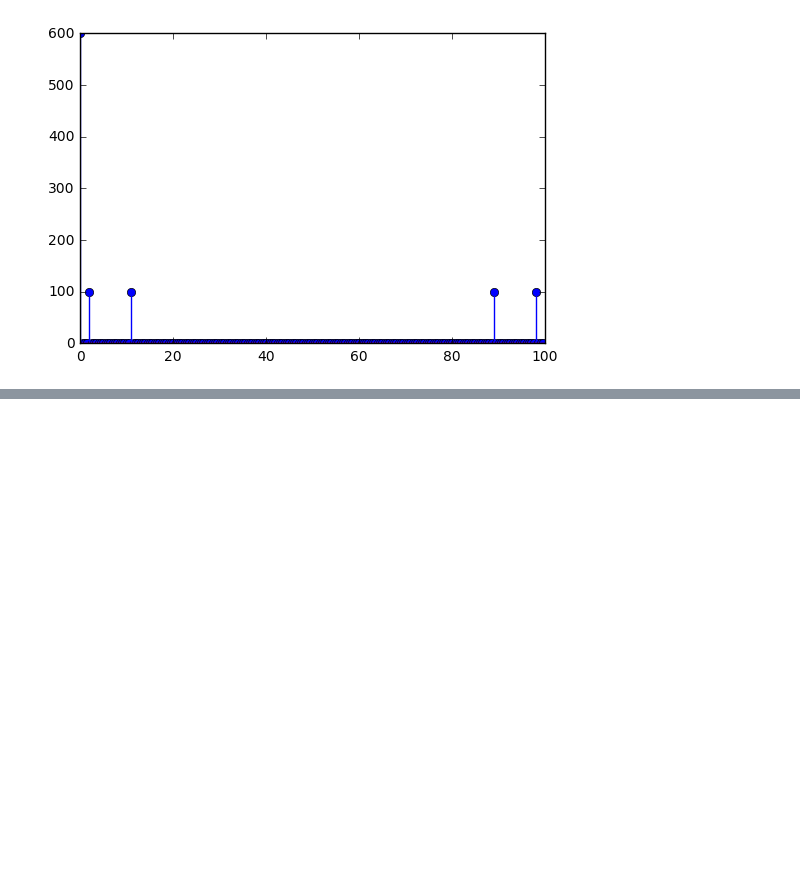
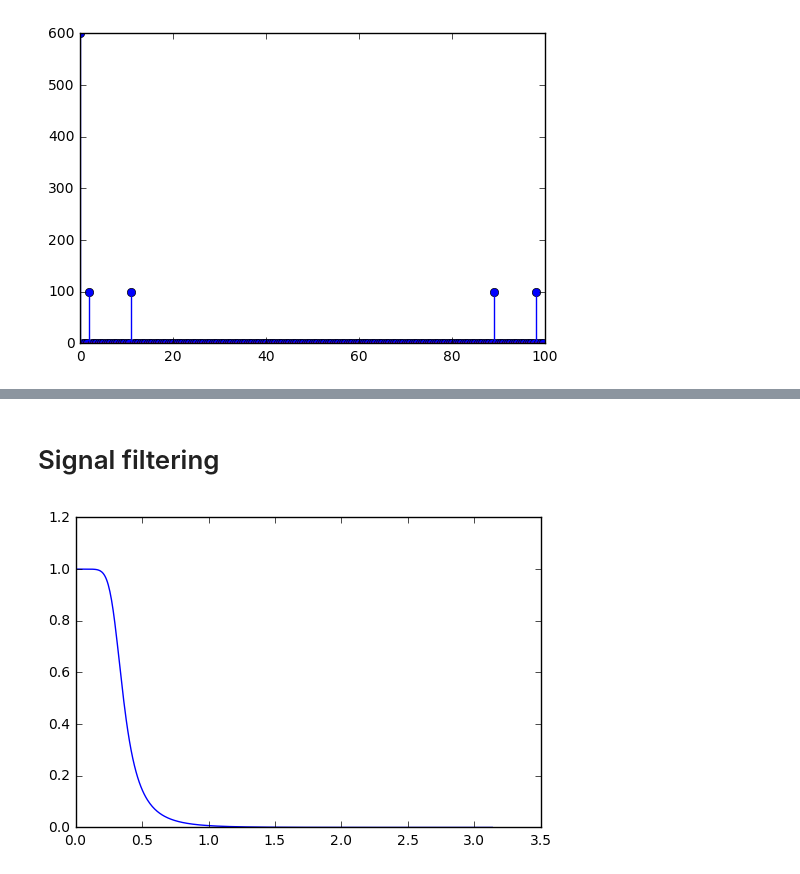
Before and after one commit to milorads/PythonBasics, a Jupyter notebook: Fourth Part.ipynb, the cells around one changed output, grey strips where cells are left out. Saved outputs shown, nothing was run; the diff lists cells and outputs as text; code cells hidden in the pictures; blank space fills up the shorter version.

Commit message:
Added filters

```diff
--- a/Fourth Part.ipynb
+++ b/Fourth Part.ipynb
@@ -49,0 +54,2 @@ plotter.stem(F[0:int(N/2)], sp.absolute(X1[0:int(N/2)]))
+# %% [markdown]
+# Signal filtering
@@ -49,0 +58,17 @@ plotter.stem(F[0:int(N/2)], sp.absolute(X1[0:int(N/2)]))
+# %%
+b,a  = signal.butter(4, 0.1)
+
+# The f0 value from the  fo = F0 / (Fs/2).
+# So if we want the limit of the filter at 5Hz, --> 5Hz / 50 Hz = 0.1
+# %%
+w,h = signal.freqz(b,a)
+
+plotter.plot(w,sp.absolute(h))
+
+# We can see that amplitude is calculated from 0 to Pi
+# So we can scale the x axis to be in conjunction with sampling frequency
+
+f_normalized = w / sp.pi
+ff = f_normalized * (Fs/2)
+# %% [output]
+[figure, added]
```
Also changed, not shown: parts of 27 cells of this notebook.
